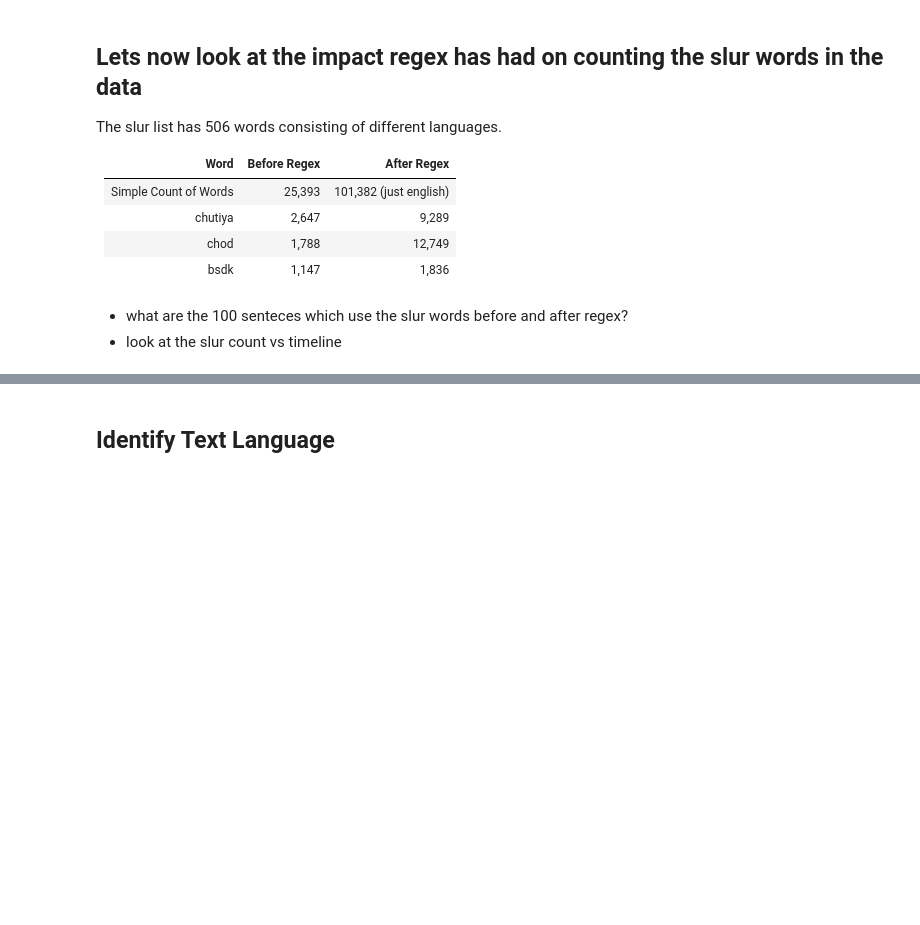
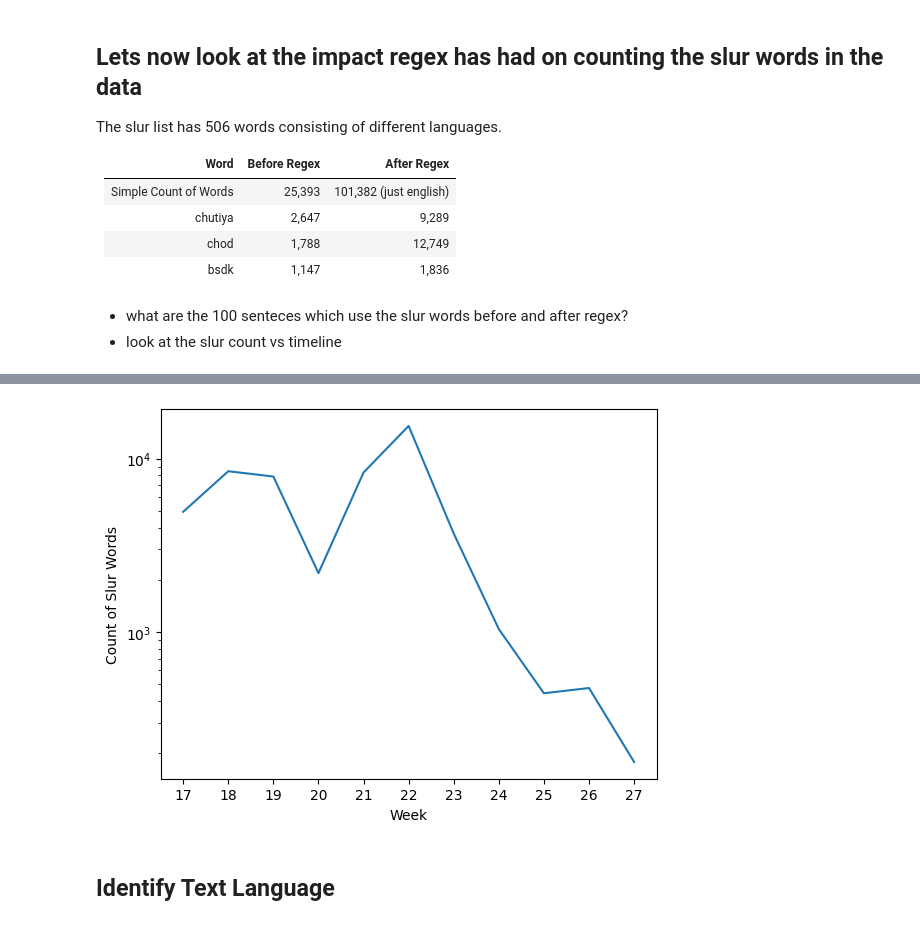
Before and after one commit to aatmanvaidya/Sentiment-Analysis-of-Online-Harassment-Towards-Women-Wrestlers, a Jupyter notebook: regex/youtube_comments_analysis.ipynb, the cells around one changed output, grey strips where cells are left out. Drawn from its saved outputs; the diff is of its cells as text; code cells hidden in the pictures; blank space fills up the shorter version.

```diff
--- a/regex/youtube_comments_analysis.ipynb
+++ b/regex/youtube_comments_analysis.ipynb
@@ -318,3 +370,11 @@ The slur list has 506 words consisting of different languages.
+# %%
+plt.semilogy(slur_word_counts.index[1:], slur_word_counts.values[1:])
+plt.xlabel('Week')
+plt.ylabel('Count of Slur Words')
+plt.xticks(slur_word_counts.index[1:])
+plt.show()
+# %% [output]
+[figure, added]
 # %% [markdown]
 ## Identify Text Language
 # %%
```
Also changed, not shown: parts of 18 cells of this notebook.
